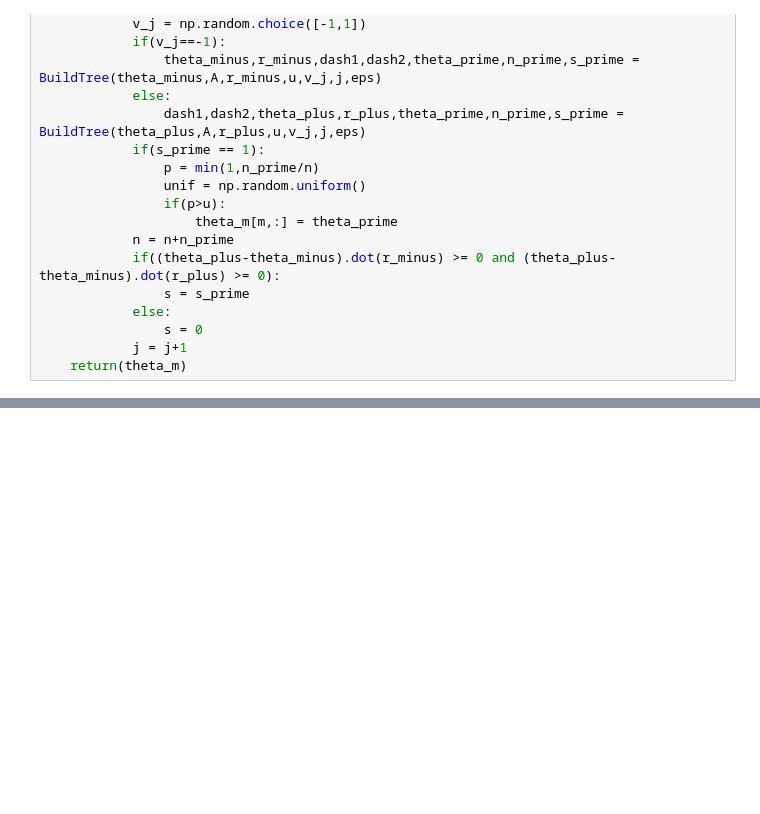
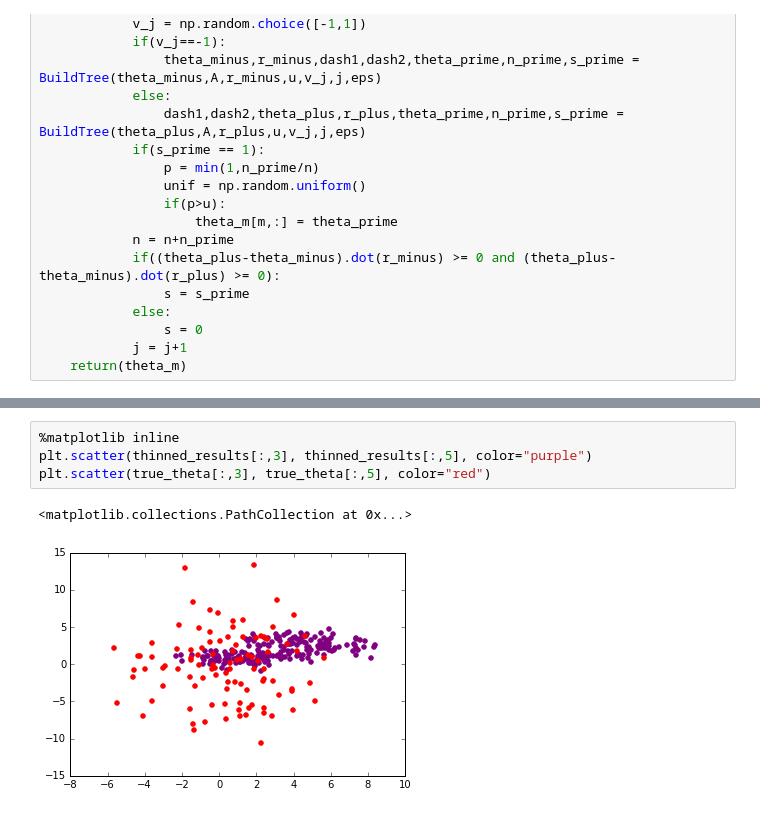
Before and after one commit to lizlorenzi/final_project, a Jupyter notebook: NUTS_Efficient_Multivariate.ipynb, the cells around one changed output, grey strips where cells are left out. Cells and saved outputs as stored; diff of their text form; blank space fills up the shorter version.

```diff
--- a/NUTS_Efficient_Multivariate.ipynb
+++ b/NUTS_Efficient_Multivariate.ipynb
@@ -140,0 +139,7 @@ print(np.mean(results[80:99,0]),np.mean(results[80:99,1]),np.mean(results[80:99,
+# %%
+%matplotlib inline
+plt.scatter(thinned_results[:,3], thinned_results[:,5], color="purple")
+plt.scatter(true_theta[:,3], true_theta[:,5], color="red")
+# %% [output]
+<matplotlib.collections.PathCollection at 0x...>
+[figure, added]
```
Also changed, not shown: parts of 11 cells of this notebook.
